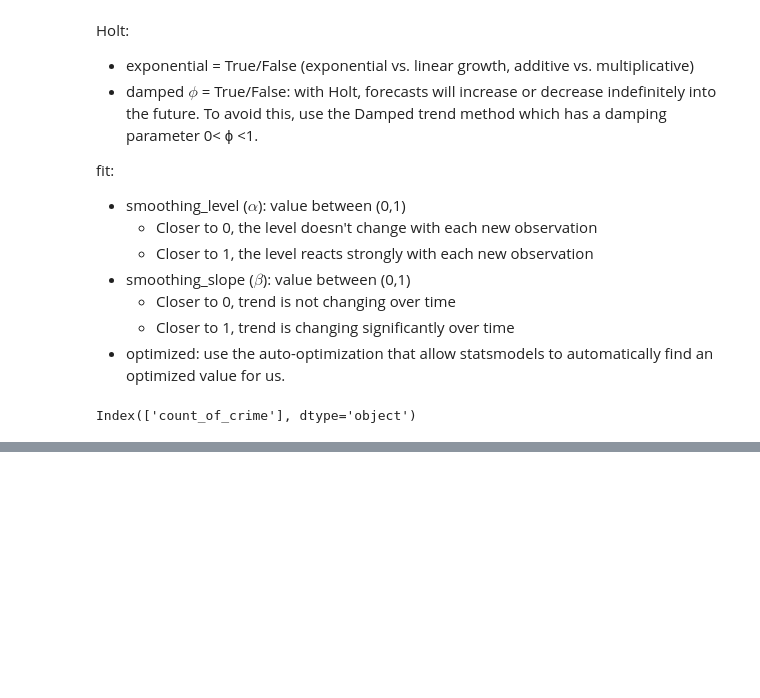
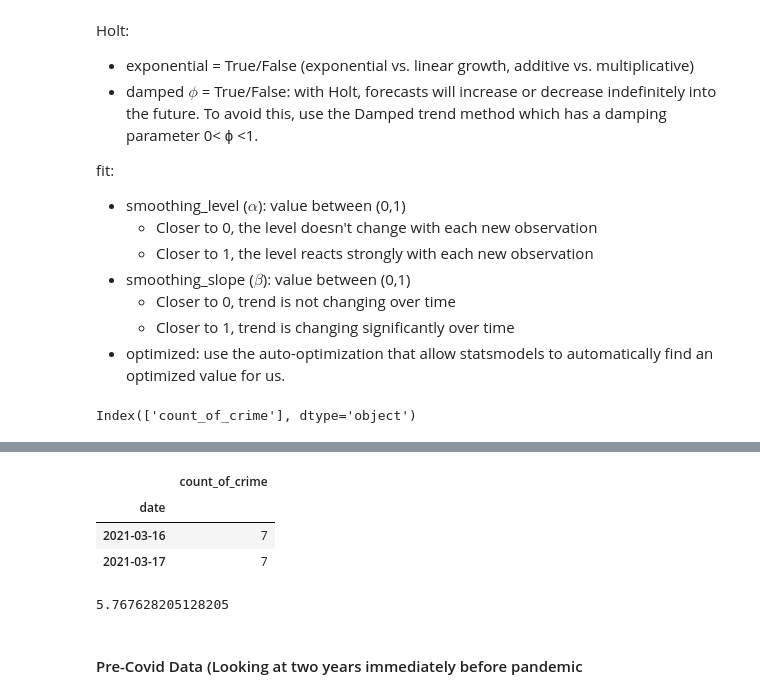
Before and after one commit to cristinalucin/boston-crime-data-project, a Jupyter notebook: Project Notebook.ipynb, the cells around one changed output, grey strips where cells are left out. Cells and saved outputs as stored; diff of their text form; code cells hidden in the pictures; blank space fills up the shorter version.

```diff
--- a/Project Notebook.ipynb
+++ b/Project Notebook.ipynb
@@ -1702,0 +1752,13 @@ count_of_crime -- RMSE: 9
+# %%
+post_covid_df.head(2)
+# %% [output]
+|  | count_of_crime |
+| date |  |
+| 2021-03-16 | 7 |
+| 2021-03-17 | 7 |
+# %%
+post_covid_df.count_of_crime.mean()
+# %% [output]
+5.767628205128205
+# %% [markdown]
+#### Pre-Covid Data (Looking at two years immediately before pandemic
```
Also changed, not shown: parts of 139 cells of this notebook.
